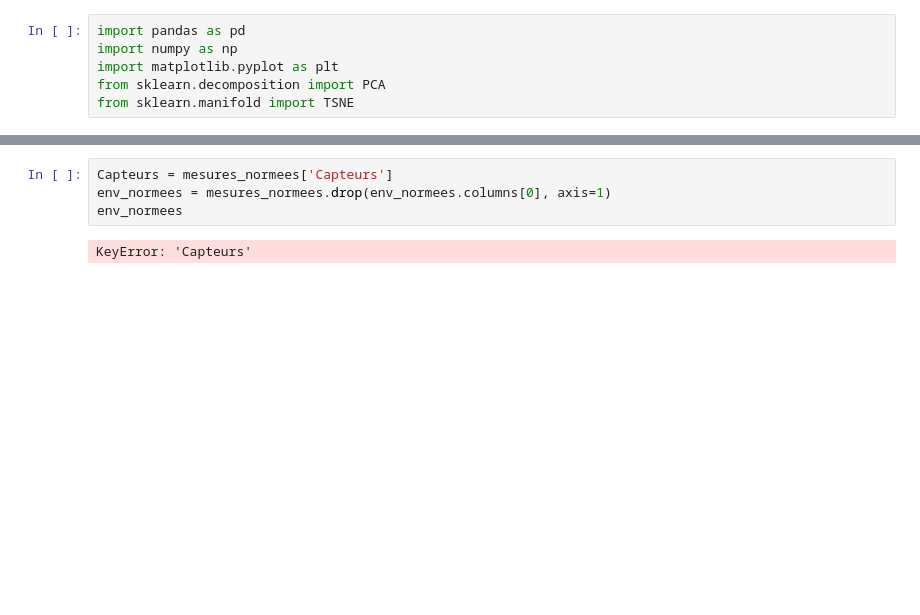
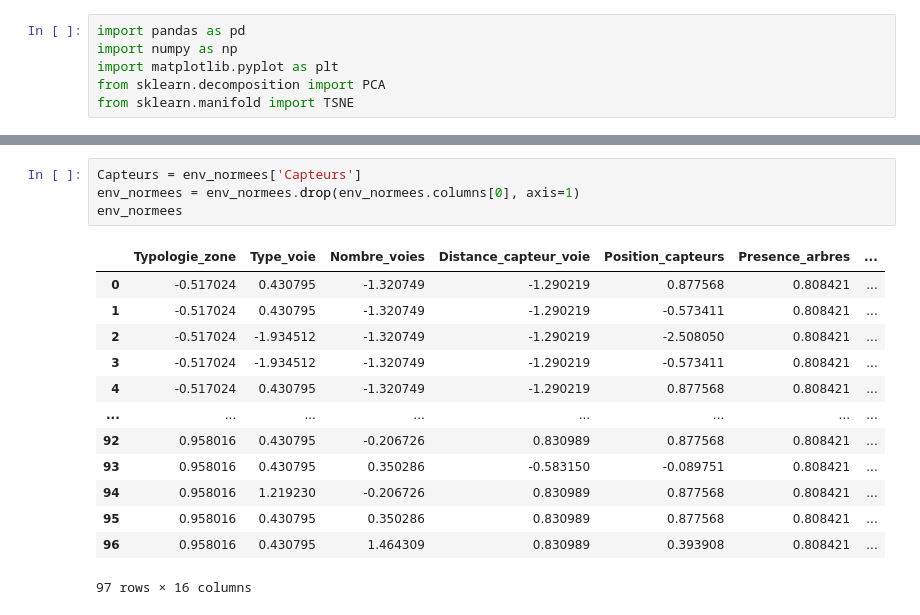
Before and after one commit to TLeandre/Categorisation-de-capteurs-de-pollution, a Jupyter notebook: scripts/Louison.ipynb, the cells around one changed output, grey strips where cells are left out. Saved outputs shown, nothing was run; the diff lists cells and outputs as text; blank space fills up the shorter version.

```diff
--- a/scripts/Louison.ipynb
+++ b/scripts/Louison.ipynb
@@ -10,9 +25,21 @@ env_normees = pd.read_csv("../preprocessing/donnees_environnement_capteurs.csv",
 # %%
-Capteurs = mesures_normees['Capteurs']
-env_normees = mesures_normees.drop(env_normees.columns[0], axis=1)
+Capteurs = env_normees['Capteurs']
+env_normees = env_normees.drop(env_normees.columns[0], axis=1)
 env_normees
 # %% [output]
+|  | Typologie_zone | Type_voie | Nombre_voies | Distance_capteur_voie | Position_capteurs | Presence_arbres | ... |
+| 0 | -0.517024 | 0.430795 | -1.320749 | -1.290219 | 0.877568 | 0.808421 | ... |
+| 1 | -0.517024 | 0.430795 | -1.320749 | -1.290219 | -0.573411 | 0.808421 | ... |
+| 2 | -0.517024 | -1.934512 | -1.320749 | -1.290219 | -2.508050 | 0.808421 | ... |
+| 3 | -0.517024 | -1.934512 | -1.320749 | -1.290219 | -0.573411 | 0.808421 | ... |
+| 4 | -0.517024 | 0.430795 | -1.320749 | -1.290219 | 0.877568 | 0.808421 | ... |
+| ... | ... | ... | ... | ... | ... | ... | ... |
+| 92 | 0.958016 | 0.430795 | -0.206726 | 0.830989 | 0.877568 | 0.808421 | ... |
+| 93 | 0.958016 | 0.430795 | 0.350286 | -0.583150 | -0.089751 | 0.808421 | ... |
+| 94 | 0.958016 | 1.219230 | -0.206726 | 0.830989 | 0.877568 | 0.808421 | ... |
+| 95 | 0.958016 | 0.430795 | 0.350286 | 0.830989 | 0.877568 | 0.808421 | ... |
+| 96 | 0.958016 | 0.430795 | 1.464309 | 0.830989 | 0.393908 | 0.808421 | ... |
-KeyError: 'Capteurs'
+97 rows × 16 columns
 # %%
 # pca = PCA(n_components=2)
 # mesures_acp = pca.fit_transform(mesures_normees)
```
Also changed, not shown: parts of 7 cells of this notebook.
